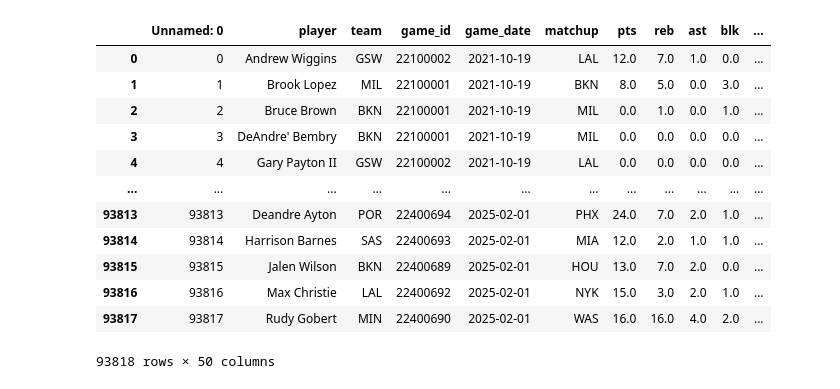
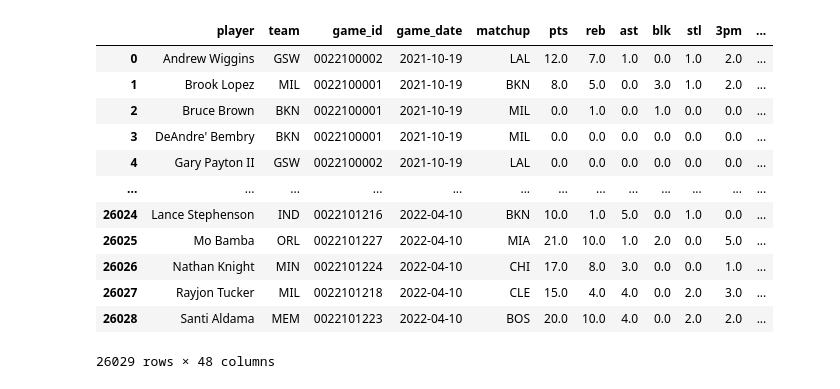
Before and after one commit to Aportra/nba-bet, a Jupyter notebook: models/building_models.ipynb, the cells around one changed output. Drawn from its saved outputs; the diff is of its cells as text; code cells hidden in the pictures.

```diff
--- a/models/building_models.ipynb
+++ b/models/building_models.ipynb
@@ -45,19 +43,21 @@ except:
     full_data = nba_player_data.merge(team_data, on = ['game_id','team'], how = 'inner',suffixes=('','remove'))
     full_data.drop([column for column in full_data.columns if 'remove' in column],axis = 1 , inplace=True)
     full_data.to_csv('full_data.csv',mode = 'x')
-# %%
-full_data
-# %% [output]
-|  | Unnamed: 0 | player | team | game_id | game_date | matchup | pts | reb | ast | blk | ... |
-| 0 | 0 | Andrew Wiggins | GSW | 22100002 | 2021-10-19 | LAL | 12.0 | 7.0 | 1.0 | 0.0 | ... |
-| 1 | 1 | Brook Lopez | MIL | 22100001 | 2021-10-19 | BKN | 8.0 | 5.0 | 0.0 | 3.0 | ... |
-| 2 | 2 | Bruce Brown | BKN | 22100001 | 2021-10-19 | MIL | 0.0 | 1.0 | 0.0 | 1.0 | ... |
-| 3 | 3 | DeAndre' Bembry | BKN | 22100001 | 2021-10-19 | MIL | 0.0 | 0.0 | 0.0 | 0.0 | ... |
-| 4 | 4 | Gary Payton II | GSW | 22100002 | 2021-10-19 | LAL | 0.0 | 0.0 | 0.0 | 0.0 | ... |
-| ... | ... | ... | ... | ... | ... | ... | ... | ... | ... | ... | ... |
-| 93813 | 93813 | Deandre Ayton | POR | 22400694 | 2025-02-01 | PHX | 24.0 | 7.0 | 2.0 | 1.0 | ... |
-| 93814 | 93814 | Harrison Barnes | SAS | 22400693 | 2025-02-01 | MIA | 12.0 | 2.0 | 1.0 | 1.0 | ... |
-| 93815 | 93815 | Jalen Wilson | BKN | 22400689 | 2025-02-01 | HOU | 13.0 | 7.0 | 2.0 | 0.0 | ... |
-| 93816 | 93816 | Max Christie | LAL | 22400692 | 2025-02-01 | NYK | 15.0 | 3.0 | 2.0 | 1.0 | ... |
-| 93817 | 93817 | Rudy Gobert | MIN | 22400690 | 2025-02-01 | WAS | 16.0 | 16.0 | 4.0 | 2.0 | ... |
-93818 rows × 50 columns
+# %%
+pd.set_option('display.max_columns',100)
+# %%
+full_data[full_data['season'] == '2021-2022']
+# %% [output]
+|  | player | team | game_id | game_date | matchup | pts | reb | ast | blk | stl | 3pm | ... |
+| 0 | Andrew Wiggins | GSW | 0022100002 | 2021-10-19 | LAL | 12.0 | 7.0 | 1.0 | 0.0 | 1.0 | 2.0 | ... |
+| 1 | Brook Lopez | MIL | 0022100001 | 2021-10-19 | BKN | 8.0 | 5.0 | 0.0 | 3.0 | 1.0 | 2.0 | ... |
+| 2 | Bruce Brown | BKN | 0022100001 | 2021-10-19 | MIL | 0.0 | 1.0 | 0.0 | 1.0 | 0.0 | 0.0 | ... |
+| 3 | DeAndre' Bembry | BKN | 0022100001 | 2021-10-19 | MIL | 0.0 | 0.0 | 0.0 | 0.0 | 0.0 | 0.0 | ... |
+| 4 | Gary Payton II | GSW | 0022100002 | 2021-10-19 | LAL | 0.0 | 0.0 | 0.0 | 0.0 | 0.0 | 0.0 | ... |
+| ... | ... | ... | ... | ... | ... | ... | ... | ... | ... | ... | ... | ... |
+| 26024 | Lance Stephenson | IND | 0022101216 | 2022-04-10 | BKN | 10.0 | 1.0 | 5.0 | 0.0 | 1.0 | 0.0 | ... |
+| 26025 | Mo Bamba | ORL | 0022101227 | 2022-04-10 | MIA | 21.0 | 10.0 | 1.0 | 2.0 | 0.0 | 5.0 | ... |
+| 26026 | Nathan Knight | MIN | 0022101224 | 2022-04-10 | CHI | 17.0 | 8.0 | 3.0 | 0.0 | 0.0 | 1.0 | ... |
+| 26027 | Rayjon Tucker | MIL | 0022101218 | 2022-04-10 | CLE | 15.0 | 4.0 | 4.0 | 0.0 | 2.0 | 3.0 | ... |
+| 26028 | Santi Aldama | MEM | 0022101223 | 2022-04-10 | BOS | 20.0 | 10.0 | 4.0 | 0.0 | 2.0 | 2.0 | ... |
+26029 rows × 48 columns
```
Also changed, not shown: parts of 4 cells of this notebook, 1 other file.
